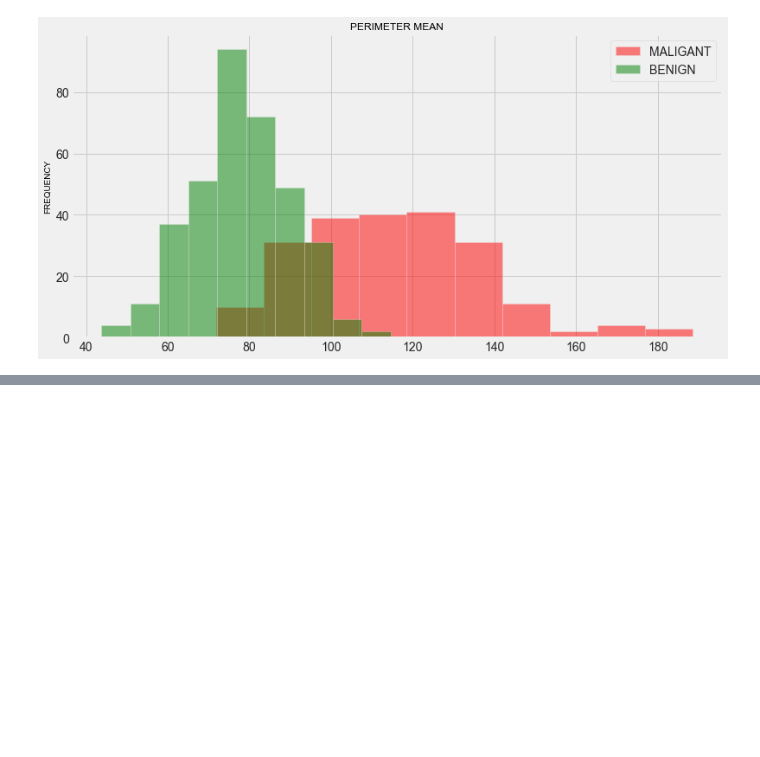
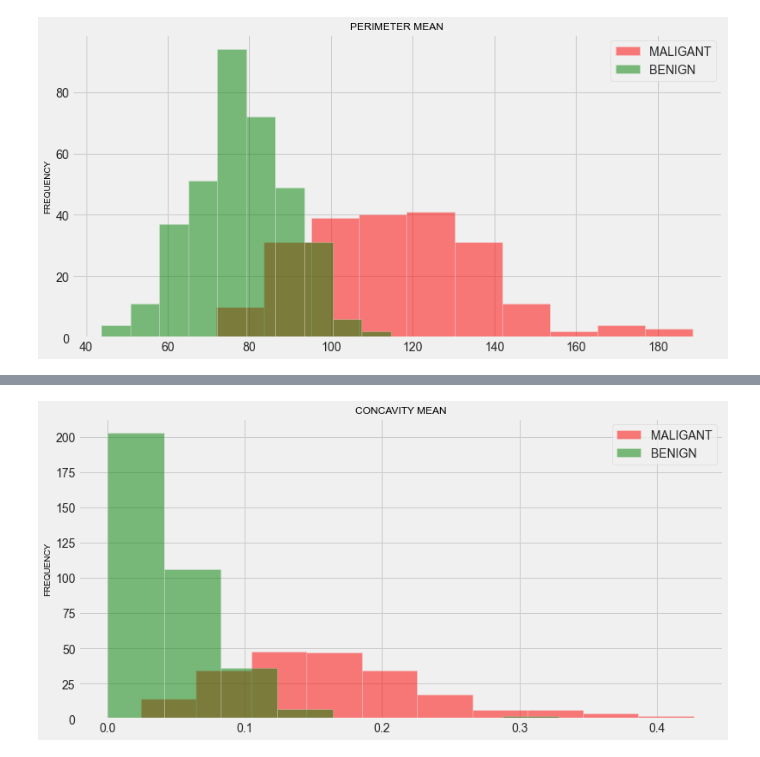
Before and after one commit to adbc602/IN3061_INM430_coursework_2021, a Jupyter notebook: Documents/coursework/Coursework.ipynb, the cells around one changed output, grey strips where cells are left out. Cells and saved outputs as stored; diff of their text form; code cells hidden in the pictures; blank space fills up the shorter version.

```diff
--- a/Documents/coursework/Coursework.ipynb
+++ b/Documents/coursework/Coursework.ipynb
@@ -178,0 +179,12 @@ plt.show()
+# %%
+#Concavity Mean
+plt.hist(data["concavity_mean"][data["diagnosis"]=="M"],color="red",alpha=0.5)
+plt.hist(data["concavity_mean"][data["diagnosis"]=="B"],color="green",alpha=0.5)
+plt.title("CONCAVITY MEAN",fontsize=12,color="black")
+plt.ylabel("FREQUENCY",fontsize=10,color="black")
+plt.legend(["MALIGANT","BENIGN"])
+plt.style.use("fivethirtyeight")
+plt.gcf().set_size_inches(12,6)
+plt.show()
+# %% [output]
+[figure, added]
```
Also changed, not shown: parts of 8 cells of this notebook.
